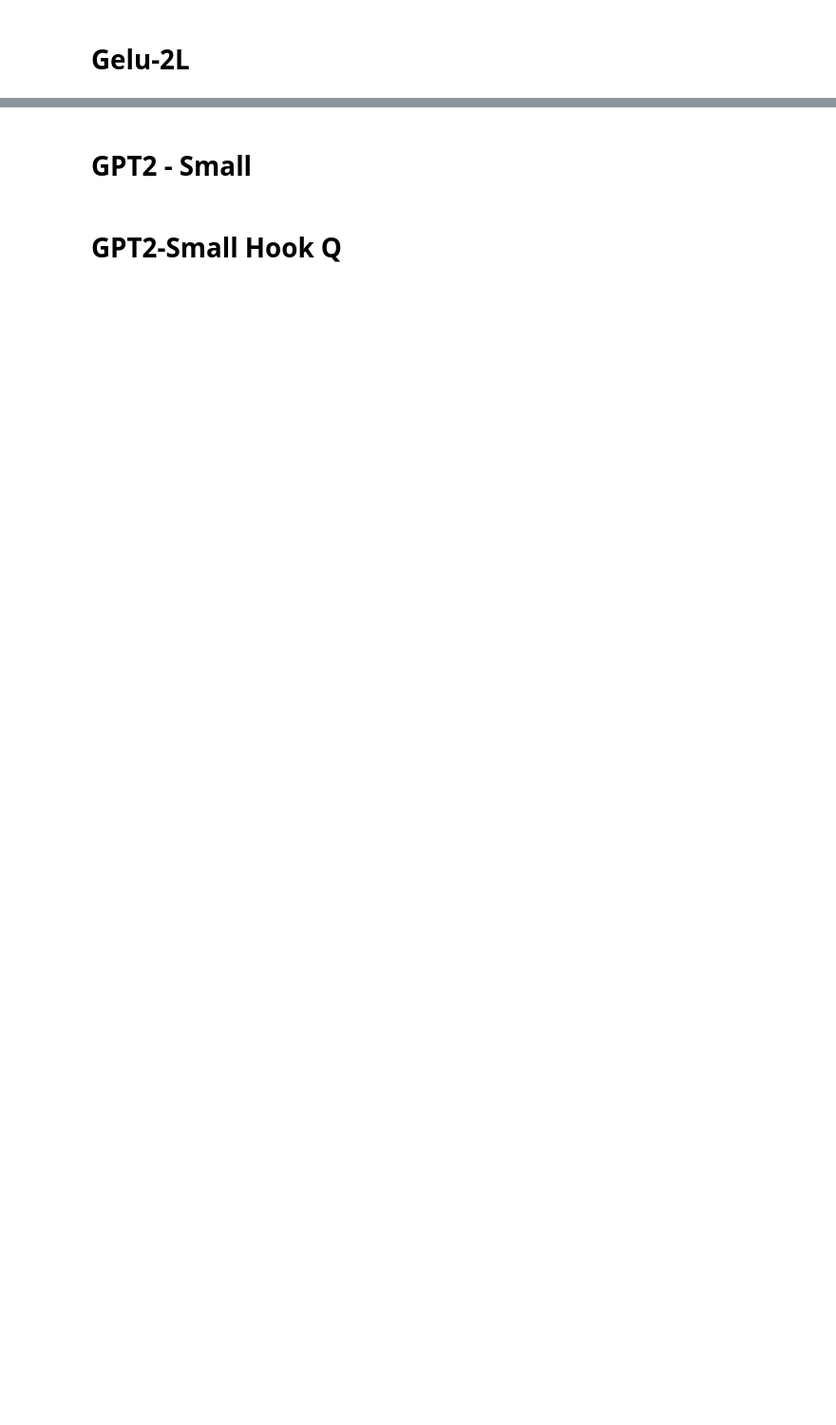
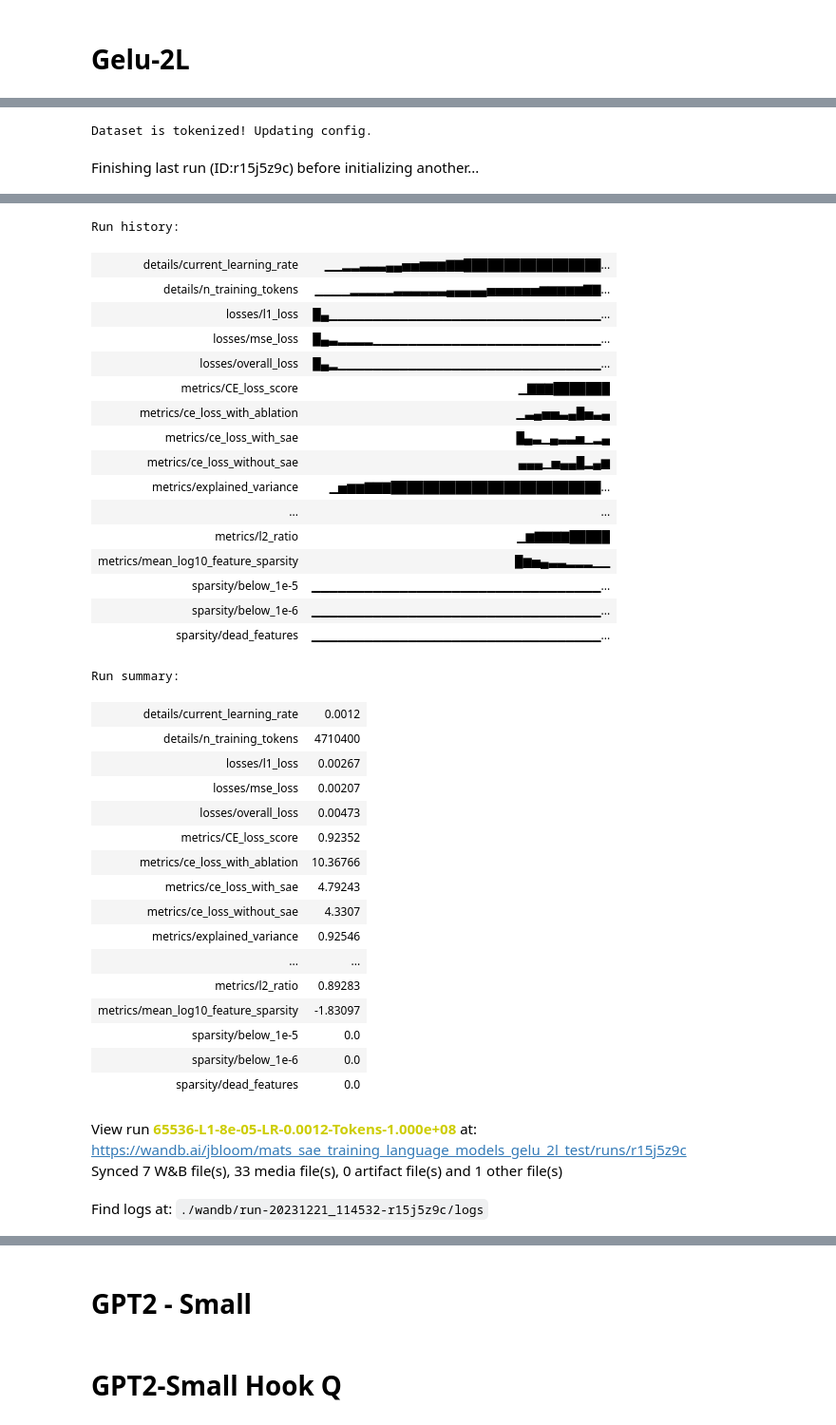
Before and after one commit to jbloomAus/SAELens, a Jupyter notebook: research/run.ipynb, the cells around one changed output, grey strips where cells are left out. Shown at 95% size. Cells and saved outputs as stored; diff of their text form; code cells hidden in the pictures; blank space fills up the shorter version.

```diff
--- a/research/run.ipynb
+++ b/research/run.ipynb
@@ -3,6 +3,8 @@
 # %%
 import torch
 import os
+import sys
+sys.path.append("..")
 
 from sae_training.config import LanguageModelSAERunnerConfig
 from sae_training.lm_runner import language_model_sae_runner
@@ -22,39 +24,41 @@ cfg = LanguageModelSAERunnerConfig(
     is_dataset_tokenized=True,
 
     # SAE Parameters
-    expansion_factor = 32,
+    expansion_factor = 128,
 
     # Training Parameters
-    lr = 1e-4,
-    l1_coefficient = 3e-4,
+    lr = 0.0012,
+    lr_scheduler_name="constantwithwarmup",
+    l1_coefficient = 0.00016,
     train_batch_size = 4096,
     context_size = 128,
 
     # Activation Store Parameters
     n_batches_in_buffer = 128,
-    total_training_tokens = 1_000_000 * 500,
+    total_training_tokens = 1_000_000 * 100,
     store_batch_size = 32,
 
     # Resampling protocol
     feature_sampling_method = 'l2',
     feature_sampling_window = 2500,
     feature_reinit_scale = 0.2,
-    dead_feature_window=1250,
+    dead_feature_window=15000,
     dead_feature_threshold = 1e-8,
 
     # WANDB
     log_to_wandb = True,
-    wandb_project= "mats_sae_training_language_models_gelu_2l",
+    wandb_project= "mats_sae_training_language_models_gelu_2l_test",
     wandb_entity = None,
     wandb_log_frequency=10,
 
     # Misc
-    device = "mps",
+    device = "cuda",
     seed = 42,
-    n_checkpoints = 10,
+    n_checkpoints = 0,
     checkpoint_path = "checkpoints",
     dtype = torch.float32,
     )
 
 
 sparse_autoencoder = language_model_sae_runner(cfg)
+# %% [output]
@@ -60,0 +73,2 @@ sparse_autoencoder = language_model_sae_runner(cfg)
+Dataset is tokenized! Updating config.
+Finishing last run (ID:r15j5z9c) before initializing another...
@@ -60,0 +76,37 @@ sparse_autoencoder = language_model_sae_runner(cfg)
+Run history:
+| details/current_learning_rate | ▁▁▂▂▃▃▃▄▄▅▅▆▆▆▇▇█████████████████... |
+| details/n_training_tokens | ▁▁▁▁▂▂▂▂▂▃▃▃▃▃▃▄▄▄▄▄▅▅▅▅▅▅▆▆▆▆▆▇▇... |
+| losses/l1_loss | █▄▁▁▁▁▁▁▁▁▁▁▁▁▁▁▁▁▁▁▁▁▁▁▁▁▁▁▁▁▁▁▁... |
+| losses/mse_loss | █▄▃▂▂▂▂▁▁▁▁▁▁▁▁▁▁▁▁▁▁▁▁▁▁▁▁▁▁▁▁▁▁... |
+| losses/overall_loss | █▄▂▁▁▁▁▁▁▁▁▁▁▁▁▁▁▁▁▁▁▁▁▁▁▁▁▁▁▁▁▁▁... |
+| metrics/CE_loss_score | ▁▇▇▇███████ |
+| metrics/ce_loss_with_ablation | ▁▃▄▅▅▃▄█▅▃▄ |
+| metrics/ce_loss_with_sae | █▄▃▁▄▃▃▅▁▂▄ |
+| metrics/ce_loss_without_sae | ▄▄▄▁▅▄▄█▂▄▆ |
+| metrics/explained_variance | ▁▅▆▆▇▇▇██████████████████████████... |
+| ... | ... |
+| metrics/l2_ratio | ▁▆▇▇▇▇█████ |
+| metrics/mean_log10_feature_sparsity | █▆▅▄▃▃▂▂▂▁▁ |
+| sparsity/below_1e-5 | ▁▁▁▁▁▁▁▁▁▁▁▁▁▁▁▁▁▁▁▁▁▁▁▁▁▁▁▁▁▁▁▁▁... |
+| sparsity/below_1e-6 | ▁▁▁▁▁▁▁▁▁▁▁▁▁▁▁▁▁▁▁▁▁▁▁▁▁▁▁▁▁▁▁▁▁... |
+| sparsity/dead_features | ▁▁▁▁▁▁▁▁▁▁▁▁▁▁▁▁▁▁▁▁▁▁▁▁▁▁▁▁▁▁▁▁▁... |
+Run summary:
+| details/current_learning_rate | 0.0012 |
+| details/n_training_tokens | 4710400 |
+| losses/l1_loss | 0.00267 |
+| losses/mse_loss | 0.00207 |
+| losses/overall_loss | 0.00473 |
+| metrics/CE_loss_score | 0.92352 |
+| metrics/ce_loss_with_ablation | 10.36766 |
+| metrics/ce_loss_with_sae | 4.79243 |
+| metrics/ce_loss_without_sae | 4.3307 |
+| metrics/explained_variance | 0.92546 |
+| ... | ... |
+| metrics/l2_ratio | 0.89283 |
+| metrics/mean_log10_feature_sparsity | -1.83097 |
+| sparsity/below_1e-5 | 0.0 |
+| sparsity/below_1e-6 | 0.0 |
+| sparsity/dead_features | 0.0 |
+View run 65536-L1-8e-05-LR-0.0012-Tokens-1.000e+08 at: https://wandb.ai/jbloom/mats_sae_training_language_models_gelu_2l_test/runs/r15j5z9c
+Synced 7 W&B file(s), 33 media file(s), 0 artifact file(s) and 1 other file(s)
+Find logs at: ./wandb/run-20231221_114532-r15j5z9c/logs
```
Also changed, not shown: parts of 4 cells of this notebook.
